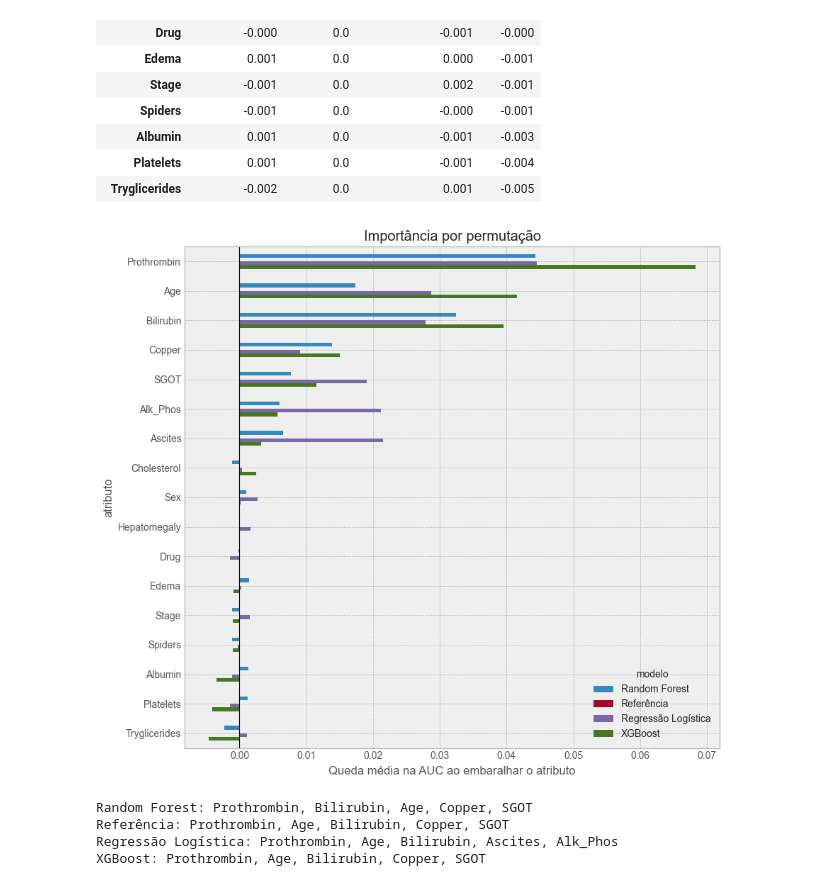
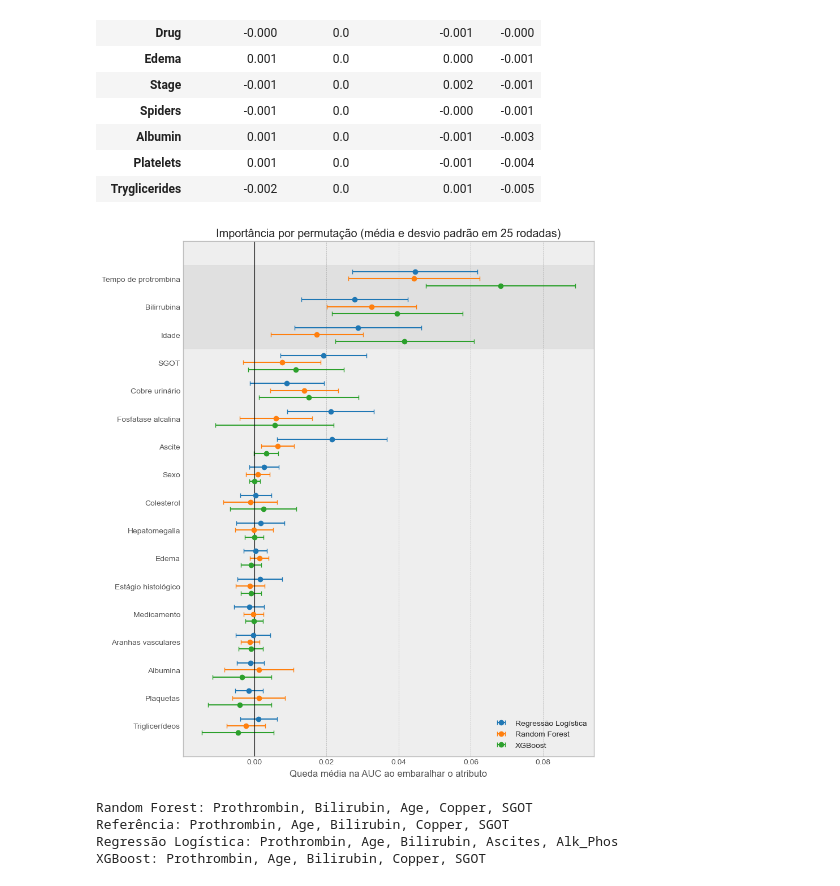
Before and after one commit to AraujoStreicher/pesquisa-academica-ufscar-2026, a Jupyter notebook: main.ipynb, the cells around one changed output. Saved outputs shown, nothing was run; the diff lists cells and outputs as text; code cells hidden in the pictures.

Commit message:
melhorei grafico de importancia

```diff
--- a/main.ipynb
+++ b/main.ipynb
@@ -334,16 +334,52 @@ imp_media.round(3)
 | Platelets | 0.001 | 0.0 | -0.001 | -0.004 |
 | Tryglicerides | -0.002 | 0.0 | 0.001 | -0.005 |
 # %%
-# grafico de importancia
-imp_media.plot.barh(figsize=(9, 8))
-plt.gca().invert_yaxis()
-plt.xlabel("Queda média na AUC ao embaralhar o atributo")
-plt.title("Importância por permutação")
-plt.axvline(0, color="black", linewidth=0.8)
+nomes = {"Prothrombin": "Tempo de protrombina",
+         "Age": "Idade",
+         "Bilirubin": "Bilirrubina",
+         "Copper": "Cobre urinário",
+         "SGOT": "SGOT",
+         "Alk_Phos": "Fosfatase alcalina",
+         "Ascites": "Ascite",
+         "Cholesterol": "Colesterol",
+         "Sex": "Sexo",
+         "Hepatomegaly": "Hepatomegalia",
+         "Drug": "Medicamento",
+         "Edema": "Edema",
+         "Stage": "Estágio histológico",
+         "Spiders": "Aranhas vasculares",
+         "Albumin": "Albumina",
+         "Platelets": "Plaquetas",
+         "Tryglicerides": "Triglicerídeos"
+         }
+
+modelos_comp = ["Regressão Logística", "Random Forest", "XGBoost"]
+cores = ["tab:blue", "tab:orange", "tab:green"]
+
+
+stats = (importancias[importancias["modelo"].isin(modelos_comp)]
+         .groupby(["atributo", "modelo"])["importancia"].agg(["mean", "std"]))
+media = stats["mean"].unstack()[modelos_comp]
+desvio = stats["std"].unstack()[modelos_comp]
+ordem = media.mean(axis=1).sort_values(ascending=False).index
+
+fig, ax = plt.subplots(figsize=(9, 10))
+y = np.arange(len(ordem))
+for i, (modelo, cor) in enumerate(zip(modelos_comp, cores)):
+    ax.errorbar(media.loc[ordem, modelo], y + (i - 1) * 0.25, xerr=desvio.loc[ordem, modelo], fmt="o", color=cor, ecolor=cor, elinewidth=1.5, capsize=3, markersize=6, label=modelo)
+ax.axvline(0, color="black", linewidth=0.8)
+ax.axhspan(-0.5, 2.5, color="grey", alpha=0.12)
+ax.set_yticks(y)
+ax.set_yticklabels([nomes[a] for a in ordem])
+ax.invert_yaxis()
+ax.grid(axis="y", visible=False)
+ax.set_xlabel("Queda média na AUC ao embaralhar o atributo")
+ax.set_title("Importância por permutação (média e desvio padrão em 25 rodadas)")
+ax.legend(loc="lower right")
 plt.tight_layout()
 plt.show()
 # %% [output]
-[figure, old version]
+[figure, new version]
 # %%
 for modelo in imp_media.columns:
     print(f"{modelo}: {', '.join(imp_media[modelo].nlargest(5).index)}")
```
Also changed, not shown: parts of 3 cells of this notebook.
